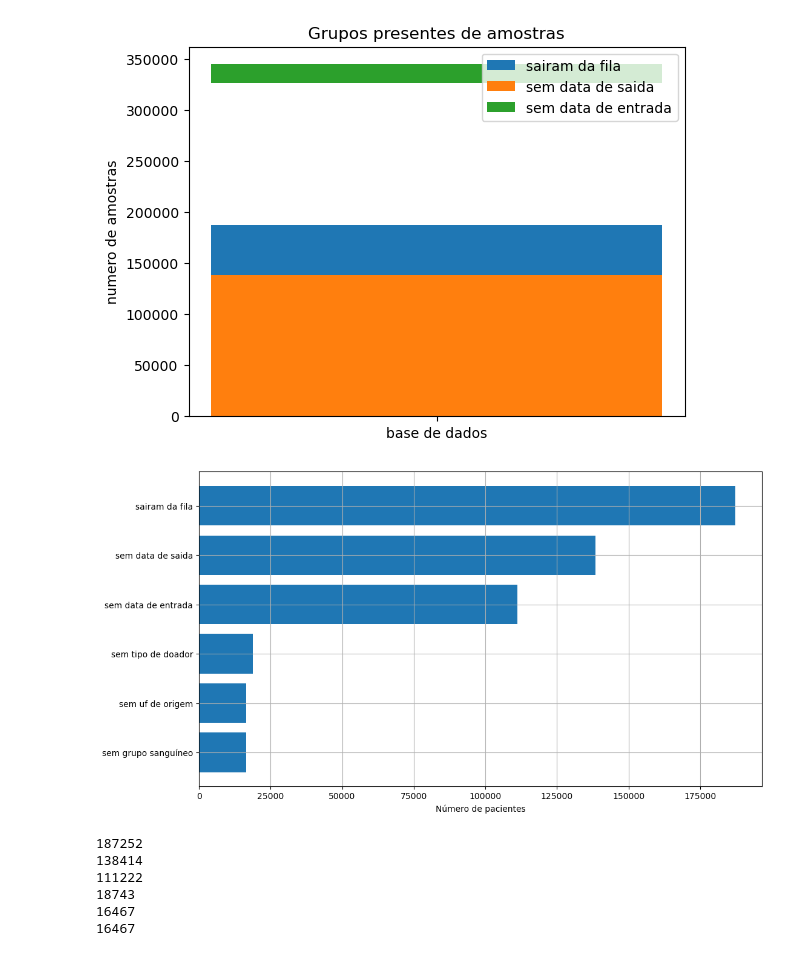
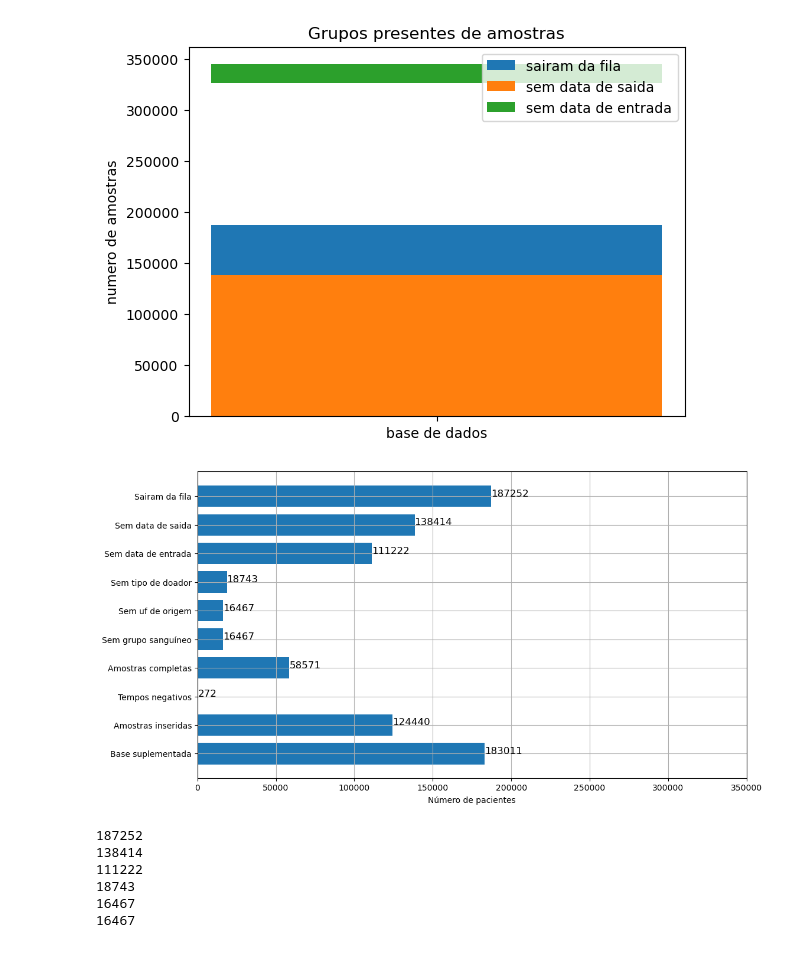
Before and after one commit to Esterci/SNT_table_study, a Jupyter notebook: estudo_inicial/kaplan-meier.ipynb, the cells around one changed output. Saved outputs shown, nothing was run; the diff lists cells and outputs as text; code cells hidden in the pictures.

```diff
--- a/estudo_inicial/kaplan-meier.ipynb
+++ b/estudo_inicial/kaplan-meier.ipynb
@@ -1099,41 +1316,57 @@ plt.show()
 # %%
 import matplotlib.pyplot as plt
 import numpy as np
 
 k = 0.75
 
 fig = plt.figure(figsize=[k*16, k*9])
 
 # Example data
 people = (
-    "sairam da fila",
-    "sem data de saida",
-    "sem data de entrada",
-    "sem tipo de doador",
-    "sem uf de origem",
-    "sem grupo sanguíneo",
+    "Sairam da fila",
+    "Sem data de saida",
+    "Sem data de entrada",
+    "Sem tipo de doador",
+    "Sem uf de origem",
+    "Sem grupo sanguíneo",
+    "Amostras completas",
+    "Tempos negativos",
+    "Amostras inseridas",
+    "Base suplementada"
 )
 y_pos = np.arange(len(people))
 performance = [
     187252,
     (325667 - 187253),
     (187252 - 76030),
     (344410 - 325667),
     (187252 - 170785),
     (187252 - 170785),
+    58571,
+    272,
+    (183011-58571),
+    (183011)
+
 ]
 
 ax = fig.add_subplot(1, 1, 1)
 
-ax.barh(y_pos, performance, align="center",)
+width = 0.75
+
+ax.barh(y_pos, performance, width, align="center",)
+
+for i, v in enumerate(performance):
+    ax.text(v, i, str(v), fontsize=12)
+
 ax.set_yticks(y_pos, labels=people)
 ax.invert_yaxis()  # labels read top-to-bottom
 ax.set_xlabel("Número de pacientes")
+ax.set_xlim(0,350000)
 ax.grid()
 
 plt.show()
 # %% [output]
-[figure, old version]
+[figure, new version]
 # %%
 print(187252)
 print(325667 - 187253)
```
Also changed, not shown: parts of 20 cells of this notebook, 2 other files.
